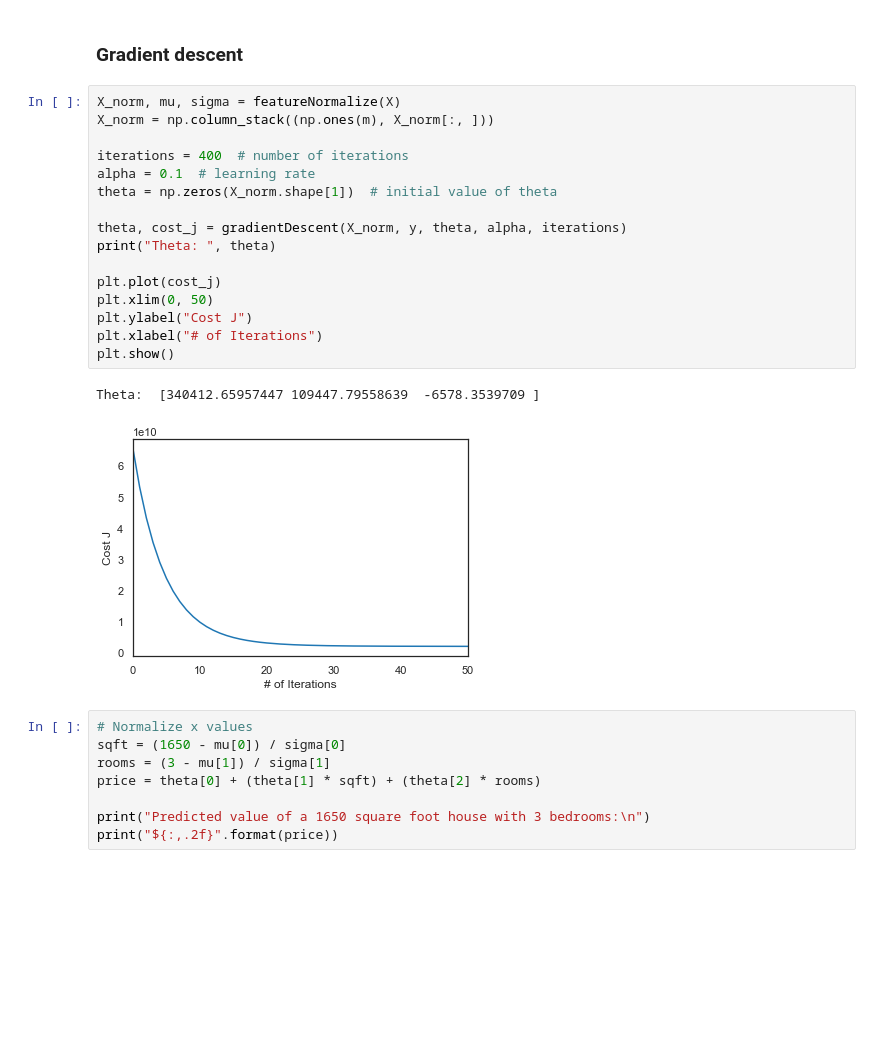
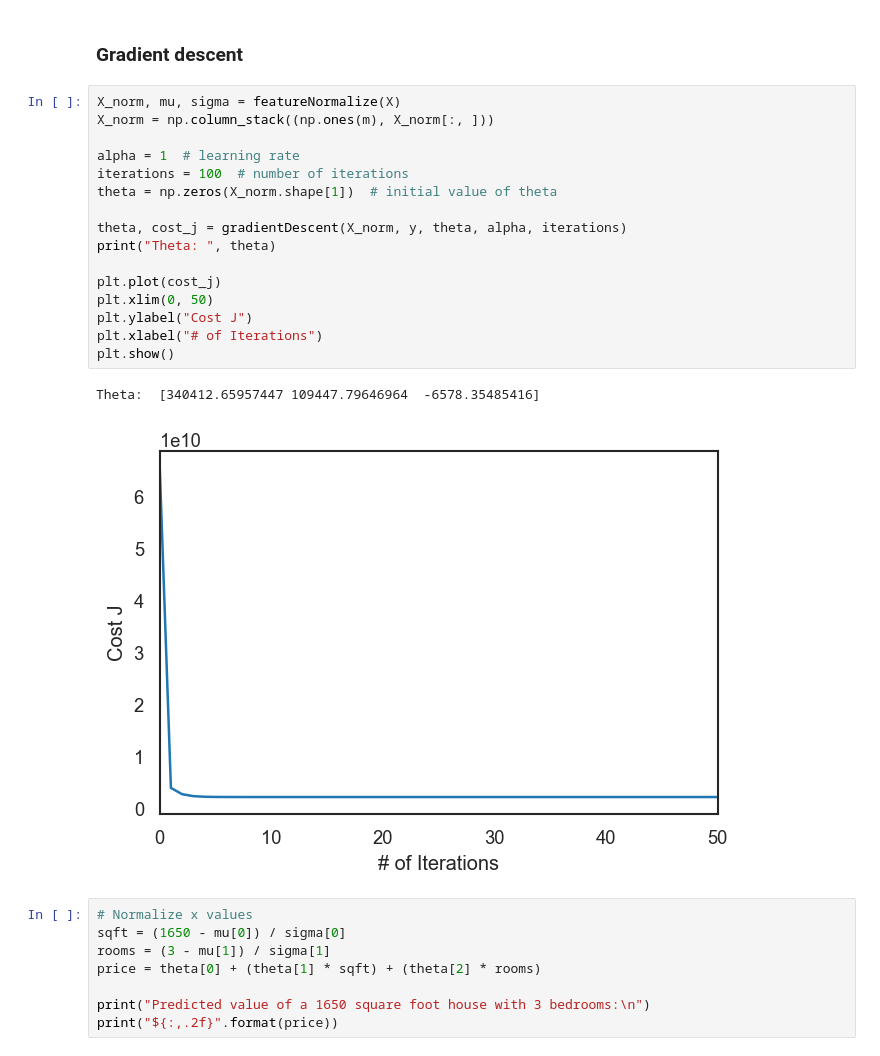
Before and after one commit to rajasoun/ml-progarms, a Jupyter notebook: ml-functions/python3/LinearRegression.ipynb, the cells around one changed output. Cells and saved outputs as stored; diff of their text form; blank space fills up the shorter version.

```diff
--- a/ml-functions/python3/LinearRegression.ipynb
+++ b/ml-functions/python3/LinearRegression.ipynb
@@ -163,22 +163,22 @@ def featureNormalize(X):
 # %%
 X_norm, mu, sigma = featureNormalize(X)
 X_norm = np.column_stack((np.ones(m), X_norm[:, ]))
 
-iterations = 400  # number of iterations
-alpha = 0.1  # learning rate
+alpha = 1  # learning rate
+iterations = 100  # number of iterations
 theta = np.zeros(X_norm.shape[1])  # initial value of theta
 
 theta, cost_j = gradientDescent(X_norm, y, theta, alpha, iterations)
 print("Theta: ", theta)
 
 plt.plot(cost_j)
 plt.xlim(0, 50)
 plt.ylabel("Cost J")
 plt.xlabel("# of Iterations")
 plt.show()
 # %% [output]
-Theta:  [340412.65957447 109447.79558639  -6578.3539709 ]
+Theta:  [340412.65957447 109447.79646964  -6578.35485416]
-[figure, old version]
+[figure, new version]
 # %%
 # Normalize x values
 sqft = (1650 - mu[0]) / sigma[0]
```
Also changed, not shown: parts of 3 cells of this notebook, 4 other files.
